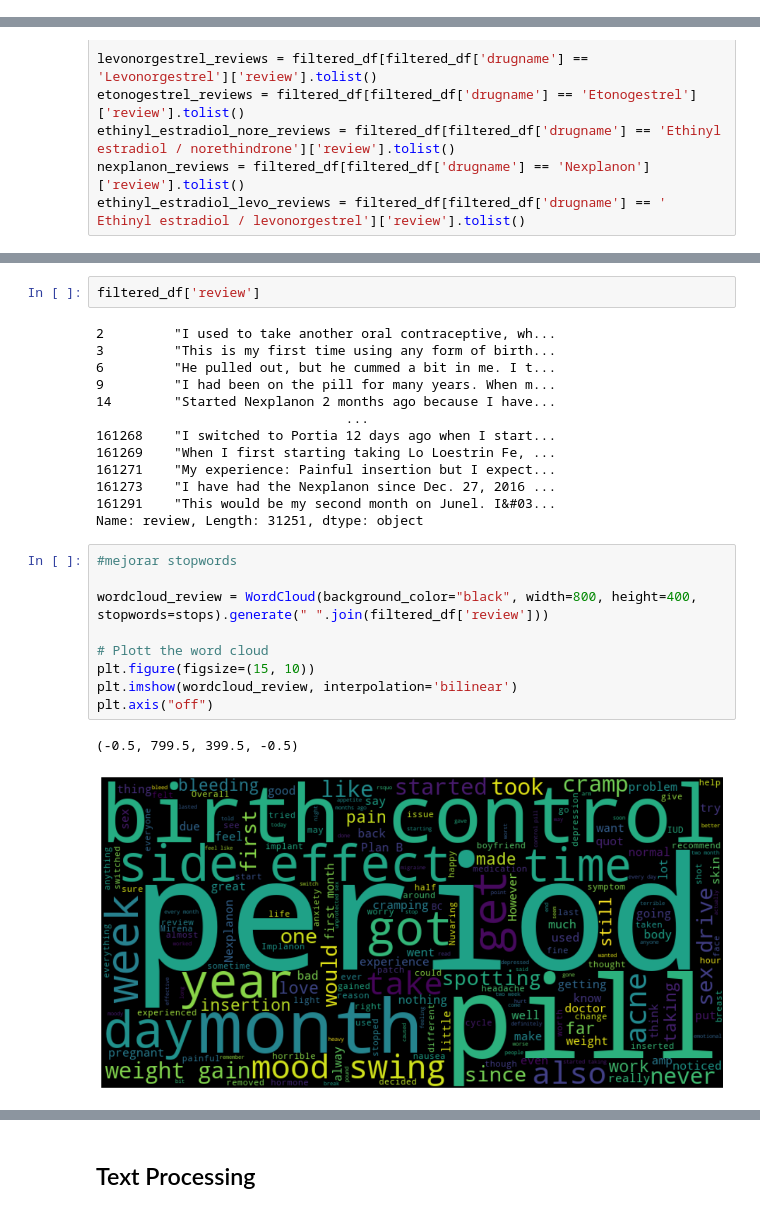
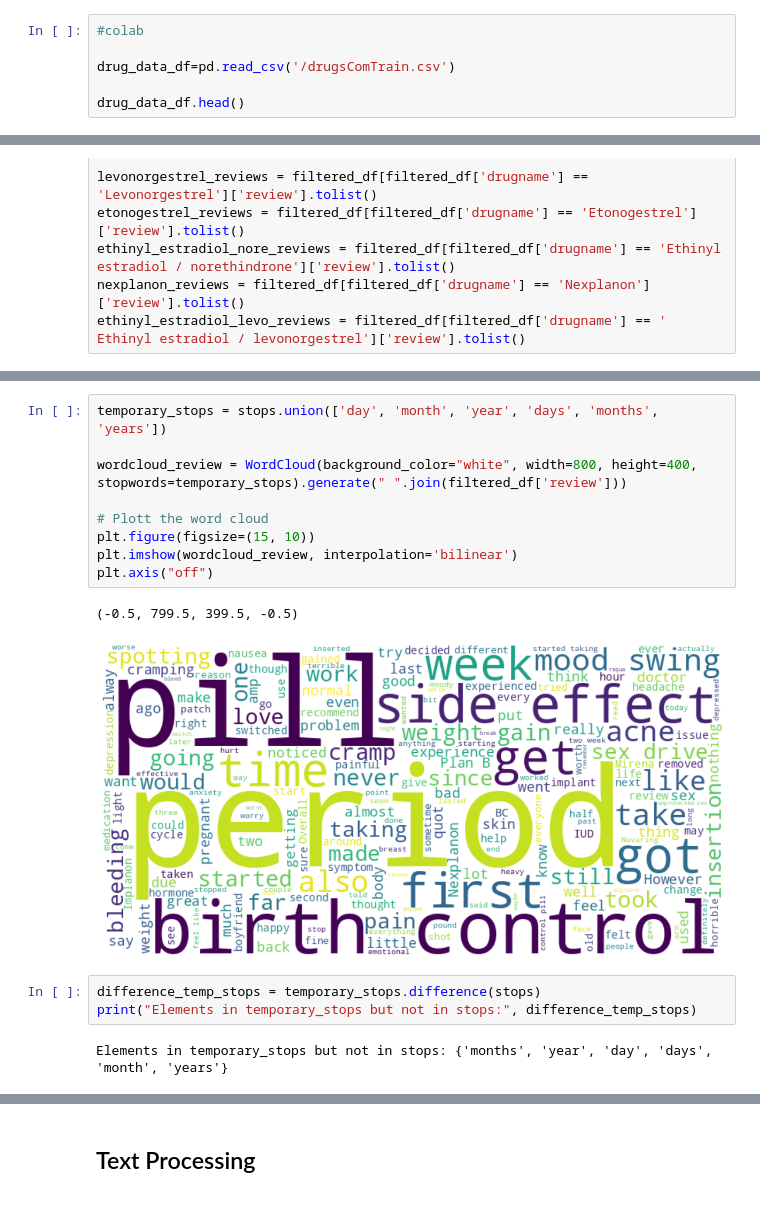
Before and after one commit to celefigs/collaborative_project, a Jupyter notebook: celes_copy.ipynb, the cells around one changed output, grey strips where cells are left out. Cells and saved outputs as stored; diff of their text form.

Commit message:
starting_sentiment

```diff
--- a/celes_copy.ipynb
+++ b/celes_copy.ipynb
@@ -68,3 +82,9 @@ drug_data_df.head()
 | 2 | 92703 | Lybrel | Birth Control | "I used to take another oral cont... | 5 | 14-Dec-09 | 17 |
 | 3 | 138000 | Ortho Evra | Birth Control | "This is my first time using any ... | 8 | 3-Nov-15 | 10 |
 | 4 | 35696 | Buprenorphine / naloxone | Opiate Dependence | "Suboxone has completely turned m... | 9 | 27-Nov-16 | 37 |
+# %%
+#colab
+
+drug_data_df=pd.read_csv('/drugsComTrain.csv')
+
+drug_data_df.head()
@@ -290,30 +308,20 @@ plt.axis("off")
-# %%
-filtered_df['review']
-# %% [output]
-2         "I used to take another oral contraceptive, wh...
-3         "This is my first time using any form of birth...
-6         "He pulled out, but he cummed a bit in me. I t...
-9         "I had been on the pill for many years. When m...
-14        "Started Nexplanon 2 months ago because I have...
-                                ...
-161268    "I switched to Portia 12 days ago when I start...
-161269    "When I first starting taking Lo Loestrin Fe, ...
-161271    "My experience: Painful insertion but I expect...
-161273    "I have had the Nexplanon since Dec. 27, 2016 ...
-161291    "This would be my second month on Junel. I&#03...
-Name: review, Length: 31251, dtype: object
 # %%
-#mejorar stopwords
+temporary_stops = stops.union(['day', 'month', 'year', 'days', 'months', 'years'])
 
-wordcloud_review = WordCloud(background_color="black", width=800, height=400, stopwords=stops).generate(" ".join(filtered_df['review']))
+wordcloud_review = WordCloud(background_color="white", width=800, height=400, stopwords=temporary_stops).generate(" ".join(filtered_df['review']))
 
 # Plott the word cloud
 plt.figure(figsize=(15, 10))
 plt.imshow(wordcloud_review, interpolation='bilinear')
 plt.axis("off")
 # %% [output]
 (-0.5, 799.5, 399.5, -0.5)
-[figure, old version]
+[figure, new version]
+# %%
+difference_temp_stops = temporary_stops.difference(stops)
+print("Elements in temporary_stops but not in stops:", difference_temp_stops)
+# %% [output]
+Elements in temporary_stops but not in stops: {'months', 'year', 'day', 'days', 'month', 'years'}
 # %%
 filtered_df
 # %% [output]
```
Also changed, not shown: parts of 19 cells of this notebook.
